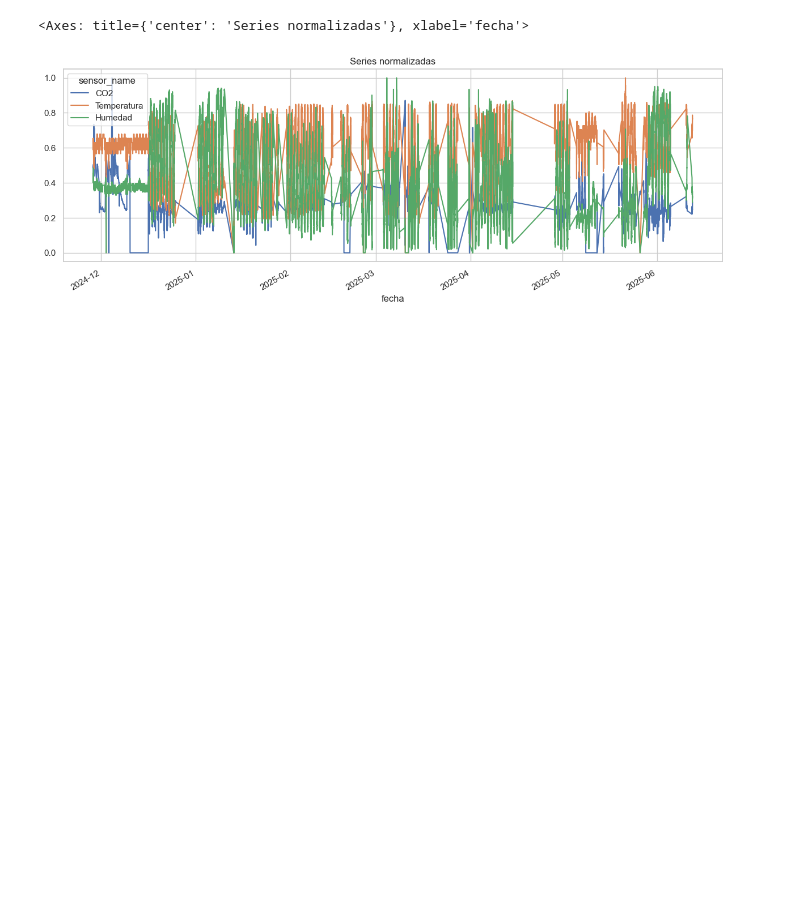
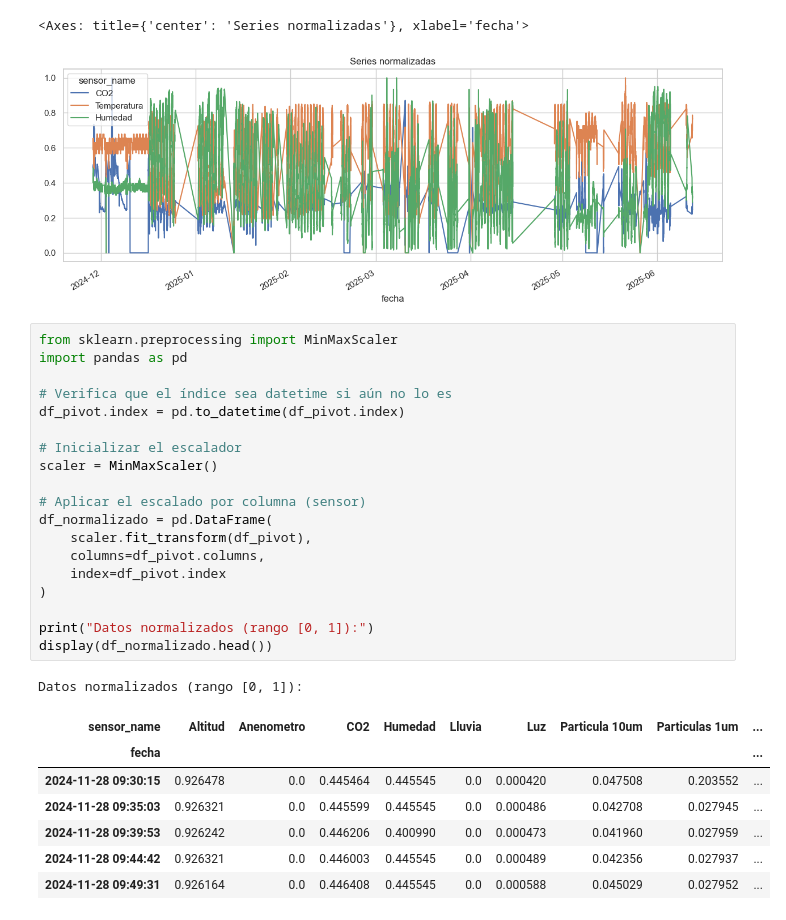
Before and after one commit to JoaquinCar/ScikitLearn_MachineLearning, a Jupyter notebook: estacion1/EDA.ipynb, the cells around one changed output. Cells and saved outputs as stored; diff of their text form; blank space fills up the shorter version.

```diff
--- a/estacion1/EDA.ipynb
+++ b/estacion1/EDA.ipynb
@@ -319,3 +341,31 @@ df_normalizado[['CO2', 'Temperatura', 'Humedad']].plot(figsize=(15, 5), title='S
 # %% [output]
 <Axes: title={'center': 'Series normalizadas'}, xlabel='fecha'>
 [figure]
+# %%
+from sklearn.preprocessing import MinMaxScaler
+import pandas as pd
+
+# Verifica que el índice sea datetime si aún no lo es
+df_pivot.index = pd.to_datetime(df_pivot.index)
+
+# Inicializar el escalador
+scaler = MinMaxScaler()
+
+# Aplicar el escalado por columna (sensor)
+df_normalizado = pd.DataFrame(
+    scaler.fit_transform(df_pivot),
+    columns=df_pivot.columns,
+    index=df_pivot.index
+)
+
+print("Datos normalizados (rango [0, 1]):")
+display(df_normalizado.head())
+# %% [output]
+Datos normalizados (rango [0, 1]):
+| sensor_name | Altitud | Anenometro | CO2 | Humedad | Lluvia | Luz | Particula 10um | Particulas 1um | ... |
+| fecha |  |  |  |  |  |  |  |  | ... |
+| 2024-11-28 09:30:15 | 0.926478 | 0.0 | 0.445464 | 0.445545 | 0.0 | 0.000420 | 0.047508 | 0.203552 | ... |
+| 2024-11-28 09:35:03 | 0.926321 | 0.0 | 0.445599 | 0.445545 | 0.0 | 0.000486 | 0.042708 | 0.027945 | ... |
+| 2024-11-28 09:39:53 | 0.926242 | 0.0 | 0.446206 | 0.400990 | 0.0 | 0.000473 | 0.041960 | 0.027959 | ... |
+| 2024-11-28 09:44:42 | 0.926321 | 0.0 | 0.446003 | 0.445545 | 0.0 | 0.000489 | 0.042356 | 0.027937 | ... |
+| 2024-11-28 09:49:31 | 0.926164 | 0.0 | 0.446408 | 0.445545 | 0.0 | 0.000588 | 0.045029 | 0.027952 | ... |
```
Also changed, not shown: parts of 9 cells of this notebook.
